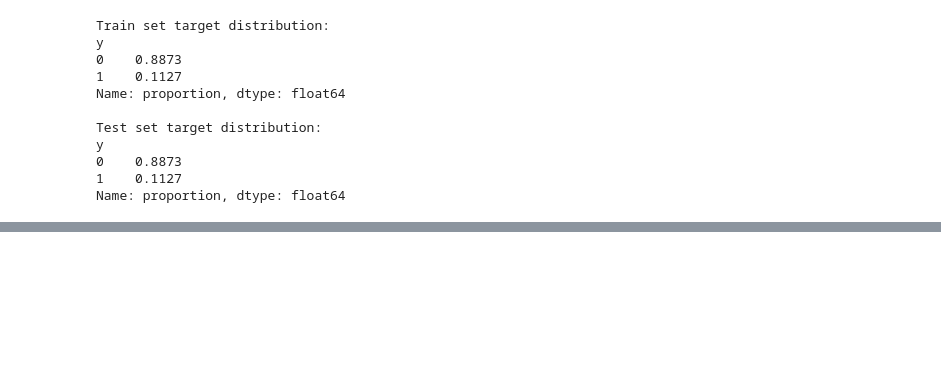
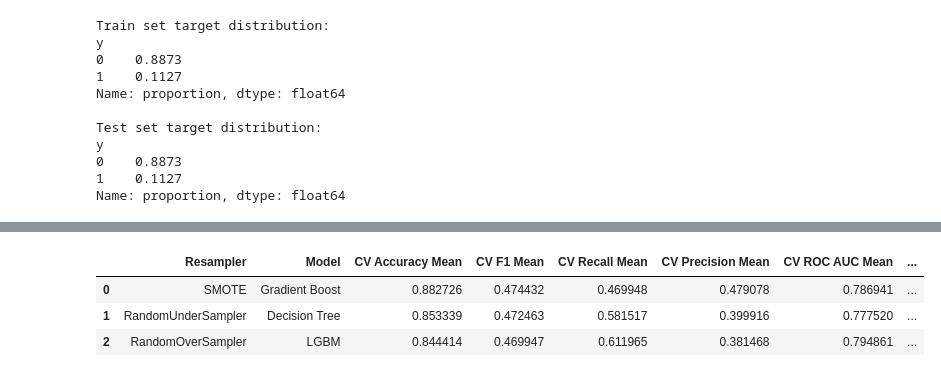
Before and after one commit to akmalraafid25/BetaGroup_JC_DS_OL_FinalProject, a Jupyter notebook: FinalProject.ipynb, the cells around one changed output, grey strips where cells are left out. Drawn from its saved outputs; the diff is of its cells as text; code cells hidden in the pictures; blank space fills up the shorter version.

```diff
--- a/FinalProject.ipynb
+++ b/FinalProject.ipynb
@@ -1525,0 +1575,7 @@ Parameters: { "use_label_encoder" } are not used.
+# %%
+results_df.head(3)
+# %% [output]
+|  | Resampler | Model | CV Accuracy Mean | CV F1 Mean | CV Recall Mean | CV Precision Mean | CV ROC AUC Mean | ... |
+| 0 | SMOTE | Gradient Boost | 0.882726 | 0.474432 | 0.469948 | 0.479078 | 0.786941 | ... |
+| 1 | RandomUnderSampler | Decision Tree | 0.853339 | 0.472463 | 0.581517 | 0.399916 | 0.777520 | ... |
+| 2 | RandomOverSampler | LGBM | 0.844414 | 0.469947 | 0.611965 | 0.381468 | 0.794861 | ... |
```
Also changed, not shown: parts of 14 cells of this notebook.
